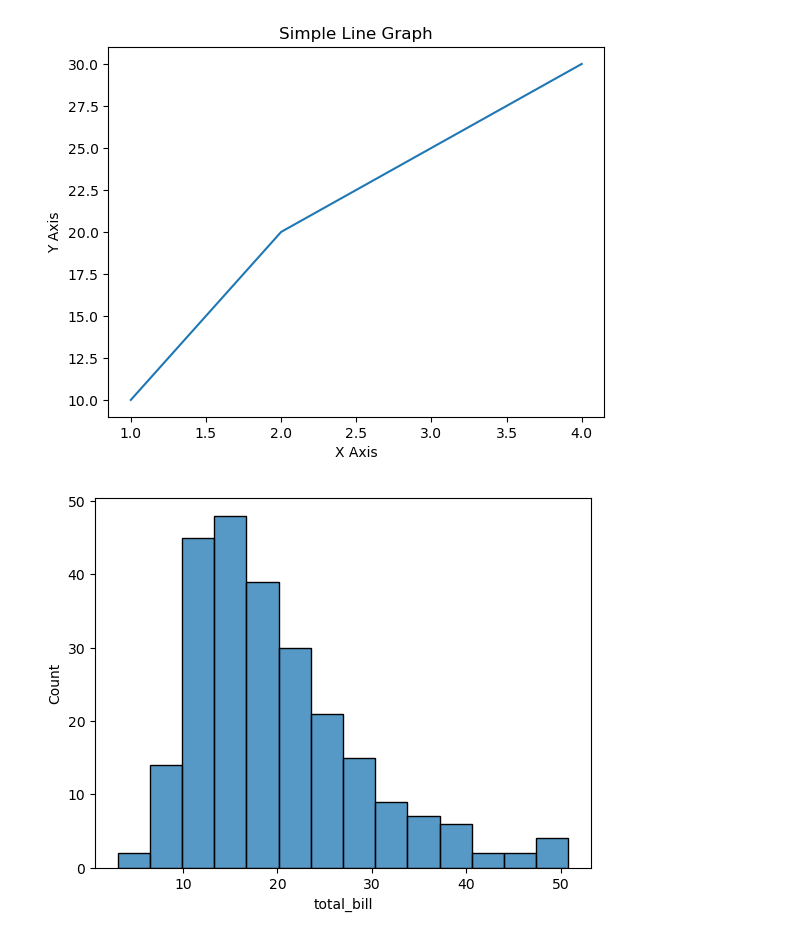
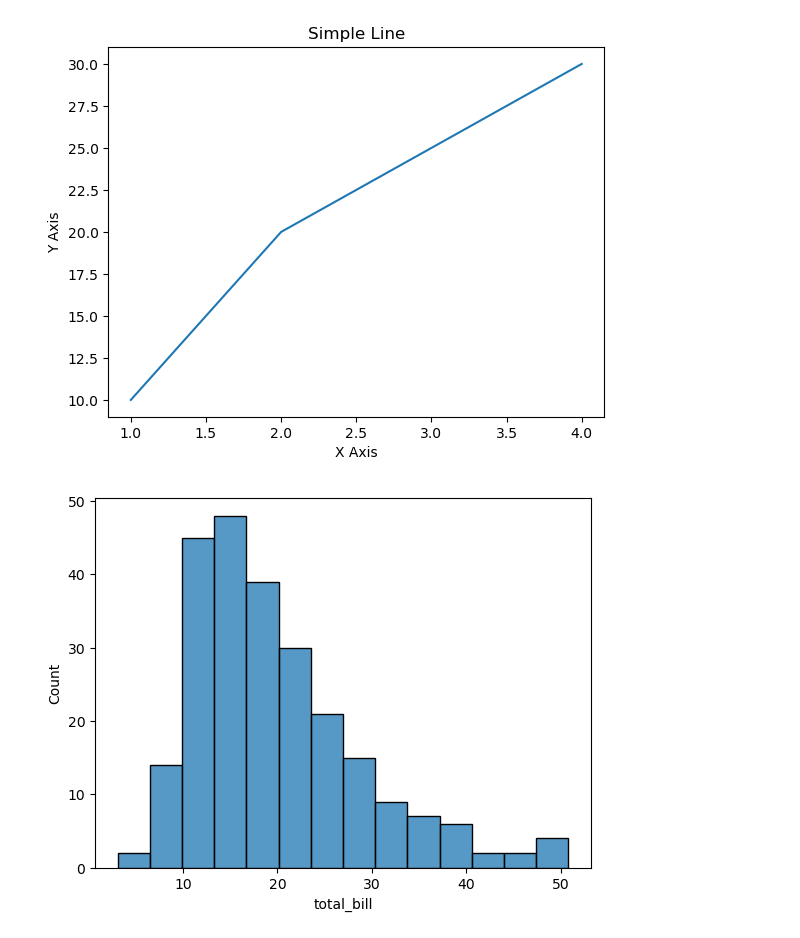
Before and after one commit to Kaif-Specs/Python, a Jupyter notebook: matplotlib.ipynb, the cells around one changed output. Cells and saved outputs as stored; diff of their text form; code cells hidden in the pictures.

```diff
--- a/matplotlib.ipynb
+++ b/matplotlib.ipynb
@@ -1,16 +1,16 @@
 # %%
 import matplotlib.pyplot as plt
 
 x = [1,2,3,4]
 y = [10,20,25,30]
 
 plt.plot(x,y)
 plt.xlabel("X Axis")
 plt.ylabel("Y Axis")
-plt.title("Simple Line Graph")
+plt.title("Simple Line")
 plt.show()
 # %% [output]
-[figure, old version]
+[figure, new version]
 # %%
 import seaborn as sns
 
```
Also changed, not shown: parts of 1 cell of this notebook, 3 other files.
